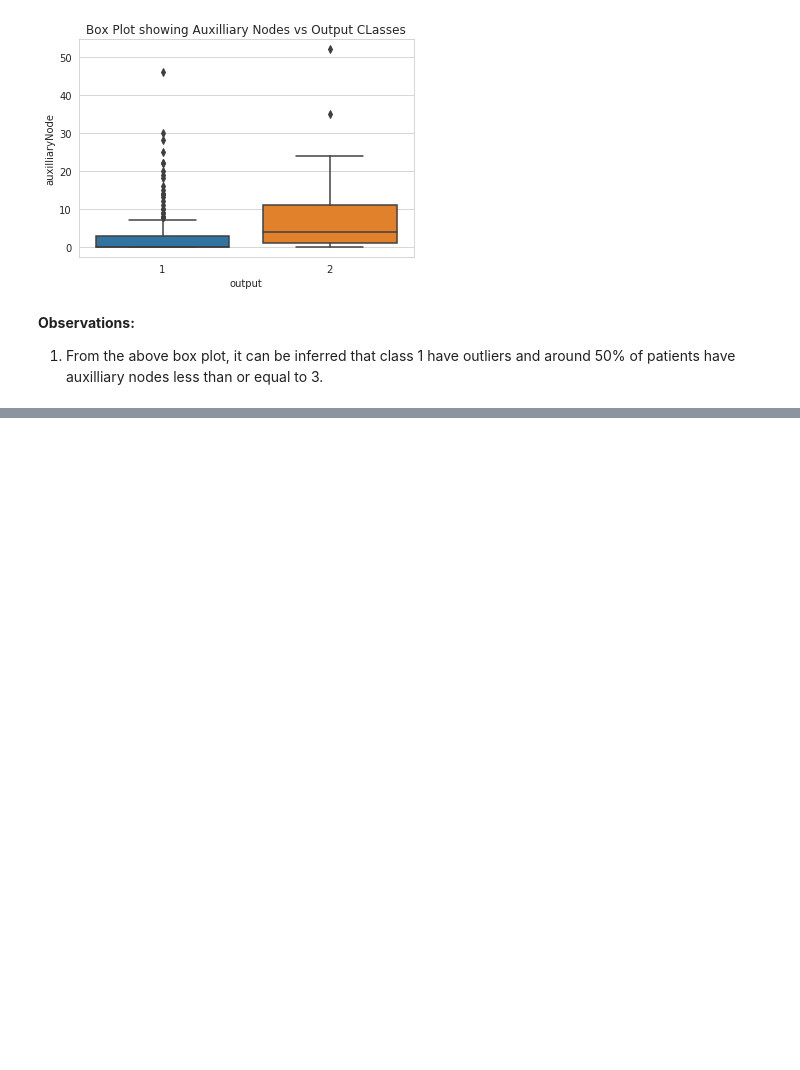
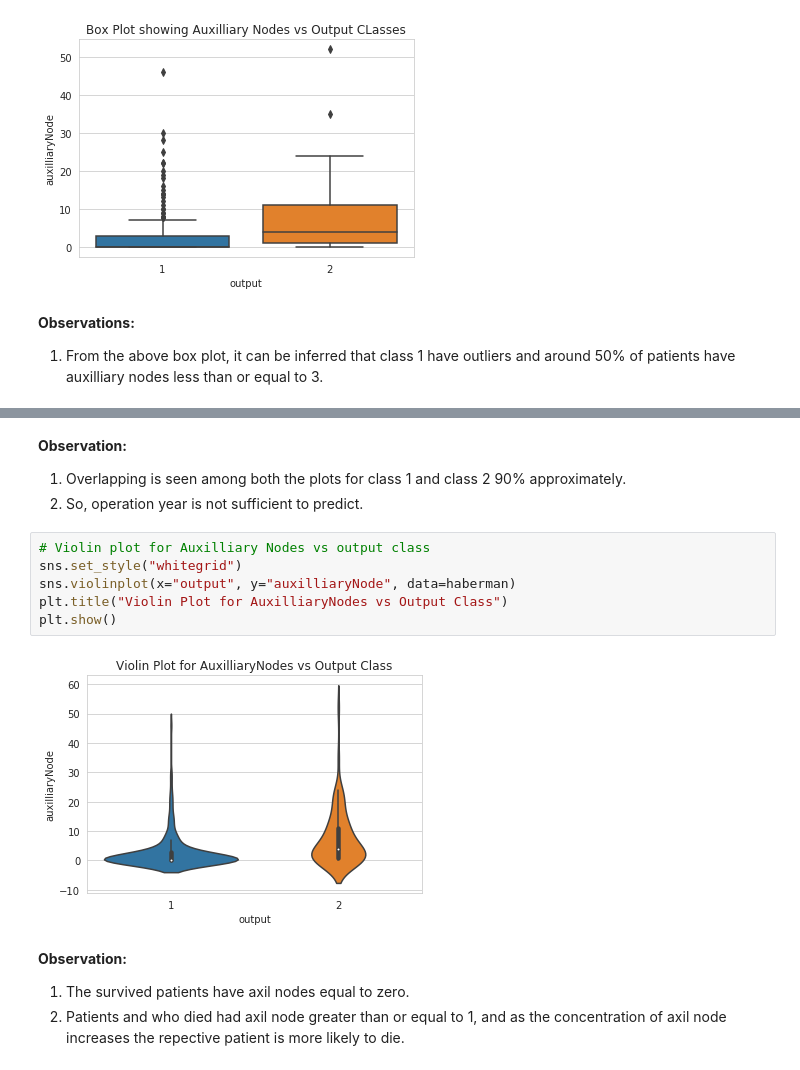
Before and after one commit to ashishsth7586/arduino, a Jupyter notebook: Module 2: Data Science Exploratory Data Analysis and Visualization/Assignment/EDA on Haberman's Survival Data set.ipynb, the cells around one changed output, grey strips where cells are left out. Saved outputs shown, nothing was run; the diff lists cells and outputs as text; blank space fills up the shorter version.

```diff
--- a/Module 2: Data Science Exploratory Data Analysis and Visualization/Assignment/EDA on Haberman's Survival Data set.ipynb
+++ b/Module 2: Data Science Exploratory Data Analysis and Visualization/Assignment/EDA on Haberman's Survival Data set.ipynb
@@ -250,0 +273,16 @@ __Observations:__
+# %% [markdown]
+__Observation:__
+1. Overlapping is seen among both the plots for class 1 and class 2 90% approximately.
+2. So, operation year is not sufficient to predict.
+# %%
+# Violin plot for Auxilliary Nodes vs output class
+sns.set_style("whitegrid")
+sns.violinplot(x="output", y="auxilliaryNode", data=haberman)
+plt.title("Violin Plot for AuxilliaryNodes vs Output Class")
+plt.show()
+# %% [output]
+[figure, added]
+# %% [markdown]
+__Observation:__
+1. The survived patients have axil nodes equal to zero.
+2. Patients and who died had axil node greater than or equal to 1, and as the concentration of axil node increases the repective patient is more likely to die.
```
Also changed, not shown: parts of 4 cells of this notebook.
